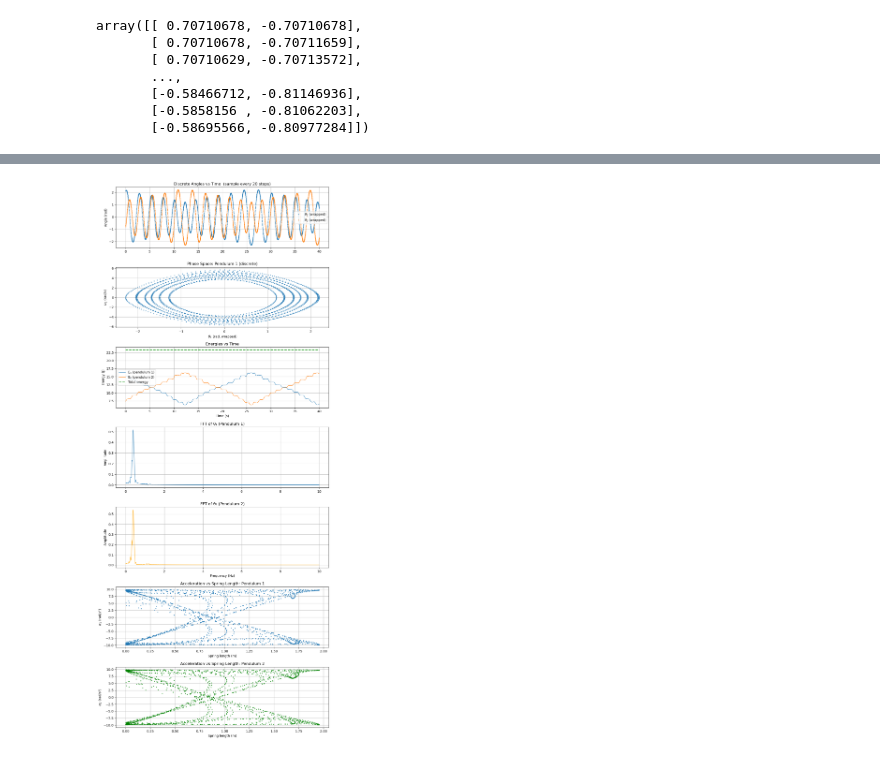
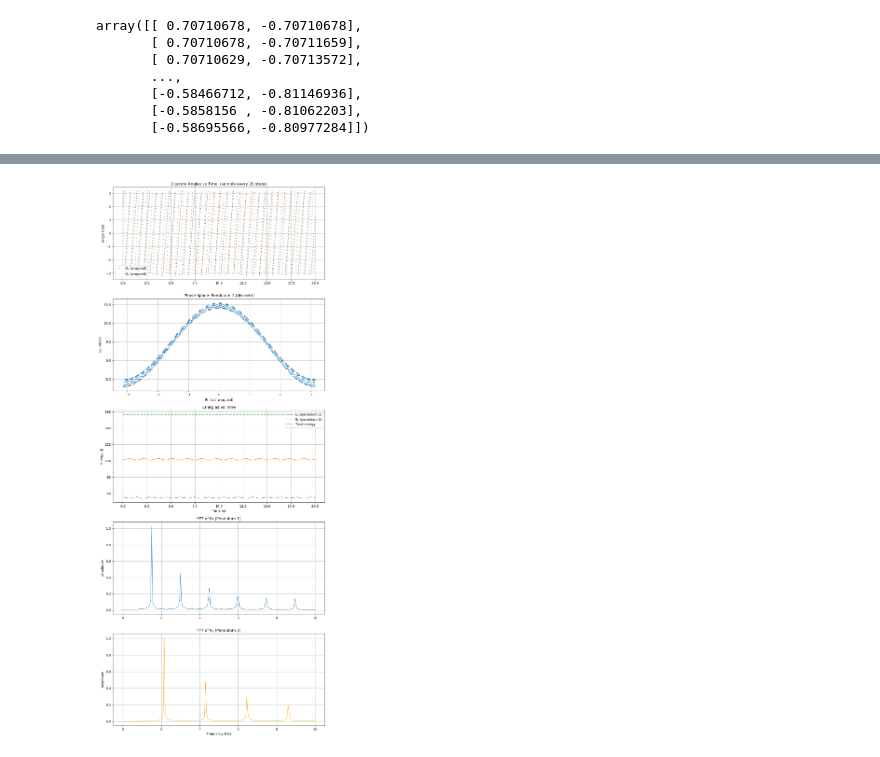
Before and after one commit to NitzanBarEitan/Ants, a Jupyter notebook: pendulum_simulation.ipynb, the cells around one changed output, grey strips where cells are left out. Cells and saved outputs as stored; diff of their text form; code cells hidden in the pictures.

Commit message:
Final version of the simulation

```diff
--- a/pendulum_simulation.ipynb
+++ b/pendulum_simulation.ipynb
@@ -211,12 +81,12 @@ L = 1.0       # m
 m = 1.0       # kg
 k = 0.6       # N/m          # spring constant (coupling strength)
 
-t_max = 40.0                  # total simulation time (s)
+t_max = 20.0                  # total simulation time (s)
 dt    = 0.001                 # time-step (s)
 
 # initial state [θ1, ω1, θ2, ω2]  (radians, rad/s)
-y0 = np.array([2*np.pi/3, 1.0,
-               -np.pi/4,     3.0])
+y0 = np.array([2*np.pi/3, 9.0,
+               -np.pi/4,     14.0])
 
 # -------------------------------------------
 def deriv(state):
@@ -284,12 +154,9 @@ t_s      = t[::skip]
 θ2_s     = θ2w[::skip]
 ω1_s     = ω1[::skip]
 ω2_s     = ω2[::skip]
-dist_s   = distance[::skip]
-acc1_s   = acc1[::skip]
-acc2_s   = acc2[::skip]
 
 # ---------- Plot ----------
-fig, axes = plt.subplots(7, 1, figsize=(10, 24))
+fig, axes = plt.subplots(5, 1, figsize=(10, 24))
 
 # 1) Angles vs time (discrete)
 axes[0].plot(t_s, θ1_s, '.', ms=3, label=r'$\theta_1$ (wrapped)')
@@ -304,45 +171,31 @@ axes[1].set_title("Phase Space: Pendulum 1 (discrete)")
 axes[1].set_xlabel(r'$\theta_1$ (rad, wrapped)')
 axes[1].set_ylabel(r'$\omega_1$ (rad/s)')
 axes[1].grid(True)
 
 # 3) Energies vs time
 axes[2].plot(t, E1, label='E₁ (pendulum 1)', linewidth=1)
 axes[2].plot(t, E2, label='E₂ (pendulum 2)', linewidth=1)
 axes[2].plot(t, E_total, '--', label='Total energy', linewidth=2)
 axes[2].set_title("Energies vs Time")
 axes[2].set_xlabel("Time (s)")
 axes[2].set_ylabel("Energy (J)")
 axes[2].legend(); axes[2].grid(True)
 
 # 4) FFT pendulum 1
 xlimit = int(len(freqs_plot))
 axes[3].plot(freqs_plot[:xlimit], fft1_plot[:xlimit], linewidth=1)
 axes[3].set_title("FFT of θ₁ (Pendulum 1)")
 axes[3].set_ylabel("Amplitude")
 axes[3].grid(True)
 
 # 5) FFT pendulum 2
 axes[4].plot(freqs_plot, fft2_plot, linewidth=1, color='orange')
 axes[4].set_title("FFT of θ₂ (Pendulum 2)")
 axes[4].set_xlabel("Frequency (Hz)")
 axes[4].set_ylabel("Amplitude")
 axes[4].grid(True)
 
-# 6) Acceleration vs Distance (Pendulum 1)
-axes[5].plot(dist_s, acc1_s, '.', ms=3)
-axes[5].set_title("Acceleration vs Spring Length: Pendulum 1")
-axes[5].set_xlabel("Spring length (m)")
-axes[5].set_ylabel(r'$\alpha_1$ (rad/s²)')
-axes[5].grid(True)
-
-# 7) Acceleration vs Distance (Pendulum 2)
-axes[6].plot(dist_s, acc2_s, '.', ms=3, color='green')
-axes[6].set_title("Acceleration vs Spring Length: Pendulum 2")
-axes[6].set_xlabel("Spring length (m)")
-axes[6].set_ylabel(r'$\alpha_2$ (rad/s²)')
-axes[6].grid(True)
-
 plt.tight_layout()
 plt.show()
 # %% [output]
-[figure, old version]
+[figure, new version]
```
Also changed, not shown: parts of 7 cells of this notebook.
